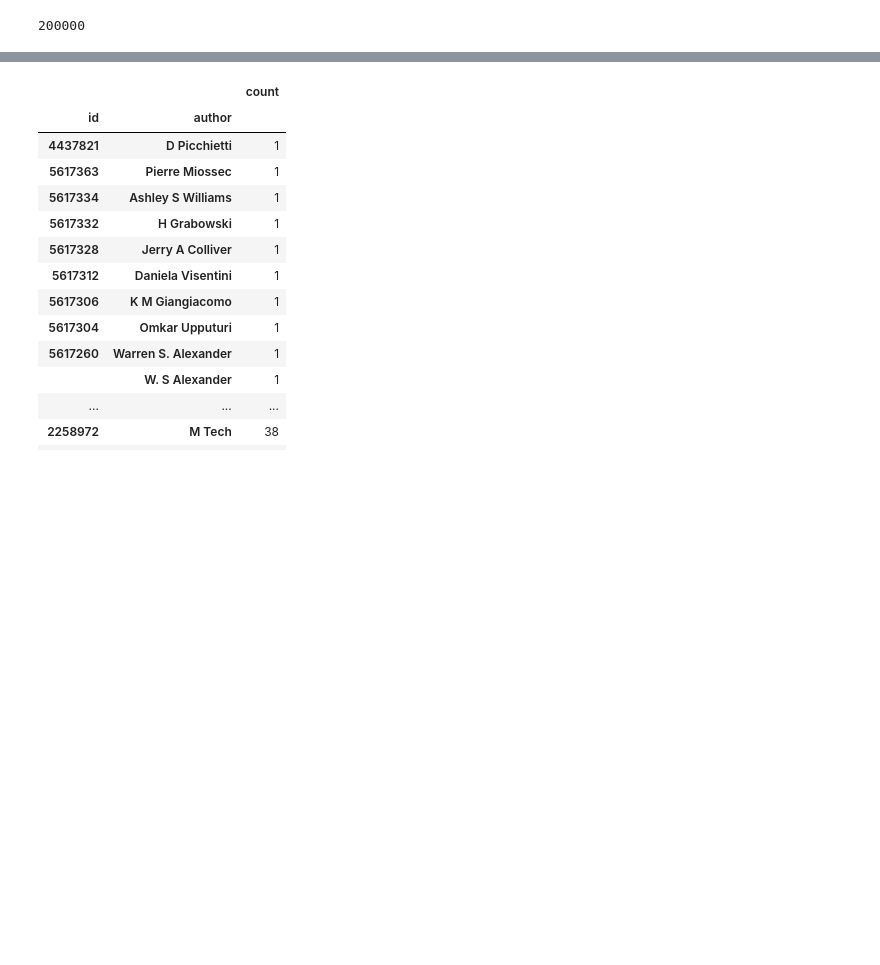
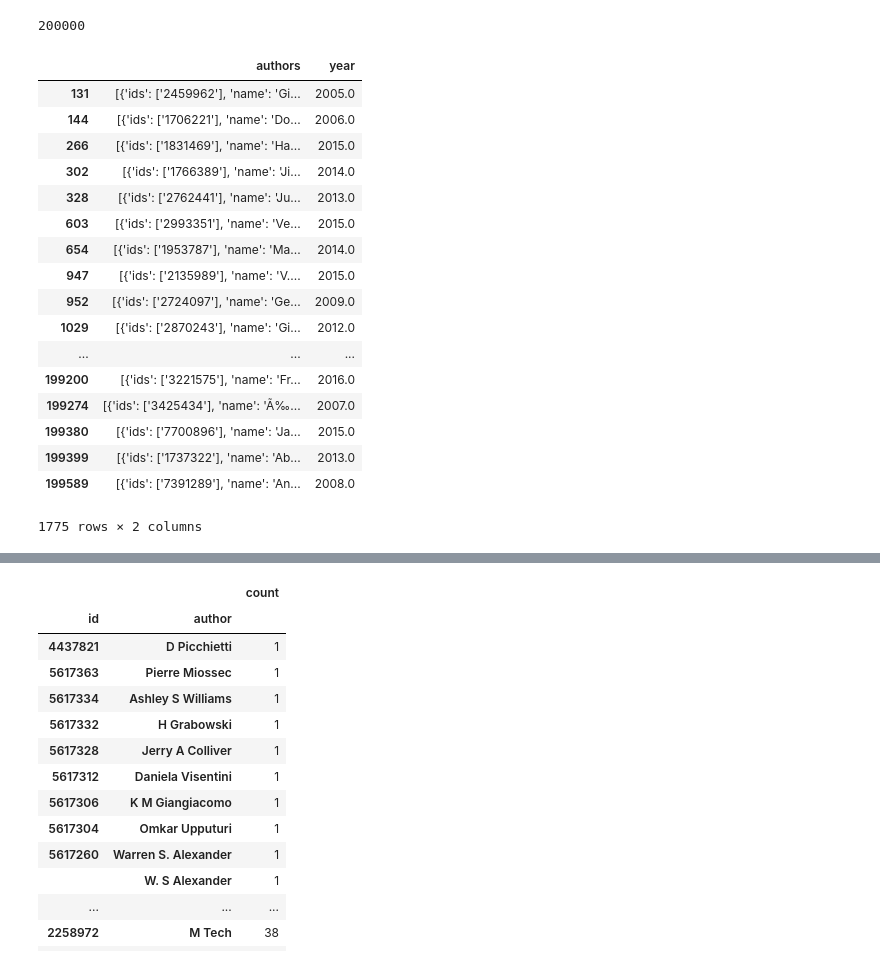
Before and after one commit to soechun/cirviz, a Jupyter notebook: Processing Q1.ipynb, the cells around one changed output, grey strips where cells are left out. Drawn from its saved outputs; the diff is of its cells as text; code cells hidden in the pictures; blank space fills up the shorter version.

```diff
--- a/Processing Q1.ipynb
+++ b/Processing Q1.ipynb
@@ -11,3 +13,24 @@ len(data)
+# %%
+data
+# %% [output]
+|  | authors | year |
+| 131 | [{'ids': ['2459962'], 'name': 'Gi... | 2005.0 |
+| 144 | [{'ids': ['1706221'], 'name': 'Do... | 2006.0 |
+| 266 | [{'ids': ['1831469'], 'name': 'Ha... | 2015.0 |
+| 302 | [{'ids': ['1766389'], 'name': 'Ji... | 2014.0 |
+| 328 | [{'ids': ['2762441'], 'name': 'Ju... | 2013.0 |
+| 603 | [{'ids': ['2993351'], 'name': 'Ve... | 2015.0 |
+| 654 | [{'ids': ['1953787'], 'name': 'Ma... | 2014.0 |
+| 947 | [{'ids': ['2135989'], 'name': 'V.... | 2015.0 |
+| 952 | [{'ids': ['2724097'], 'name': 'Ge... | 2009.0 |
+| 1029 | [{'ids': ['2870243'], 'name': 'Gi... | 2012.0 |
+| ... | ... | ... |
+| 199200 | [{'ids': ['3221575'], 'name': 'Fr... | 2016.0 |
+| 199274 | [{'ids': ['3425434'], 'name': 'Ã‰... | 2007.0 |
+| 199380 | [{'ids': ['7700896'], 'name': 'Ja... | 2015.0 |
+| 199399 | [{'ids': ['1737322'], 'name': 'Ab... | 2013.0 |
+| 199589 | [{'ids': ['7391289'], 'name': 'An... | 2008.0 |
+1775 rows × 2 columns
 # %%
 data = data[["authors","year"]]
 # %%
```
Also changed, not shown: parts of 12 cells of this notebook, 4 other files.
